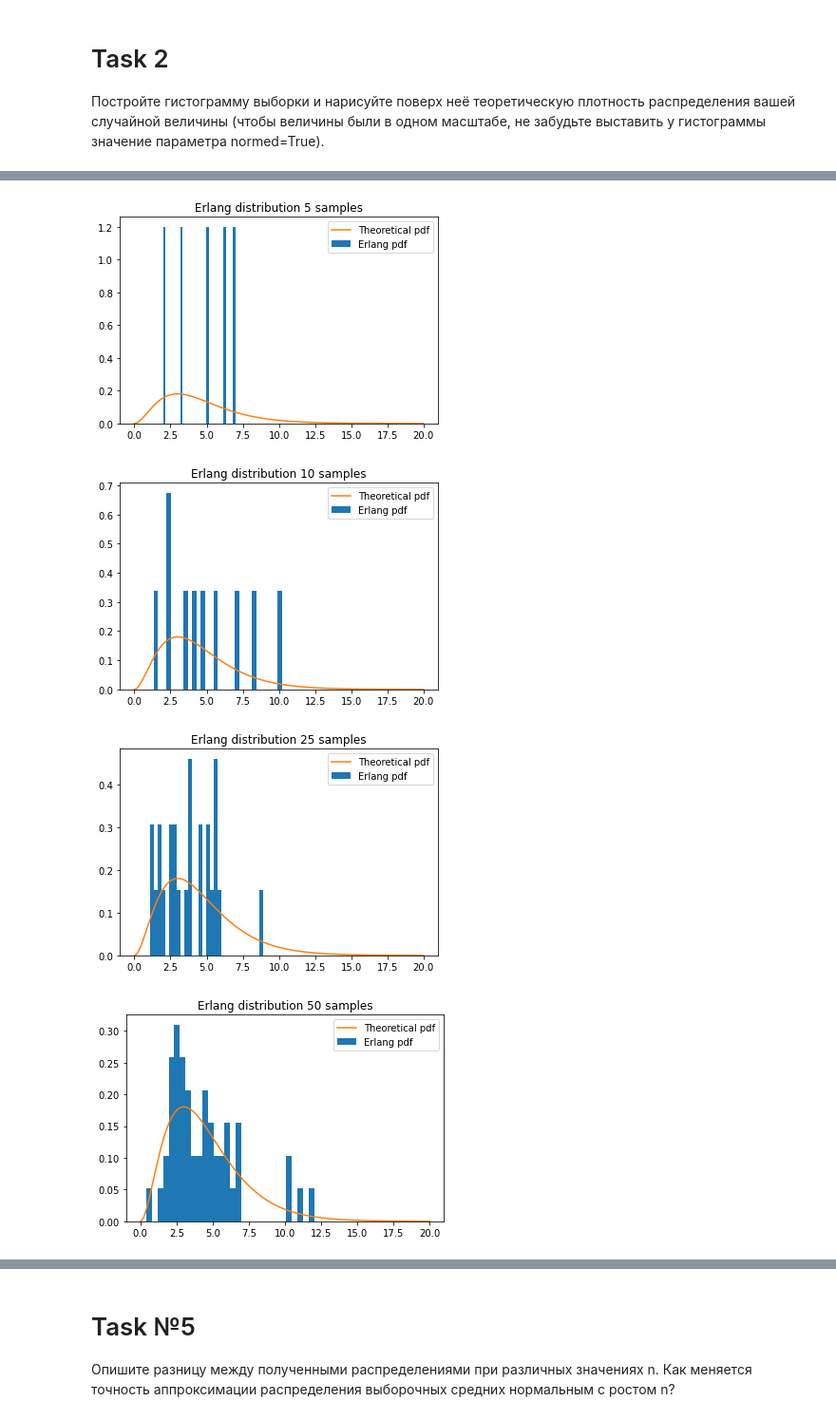
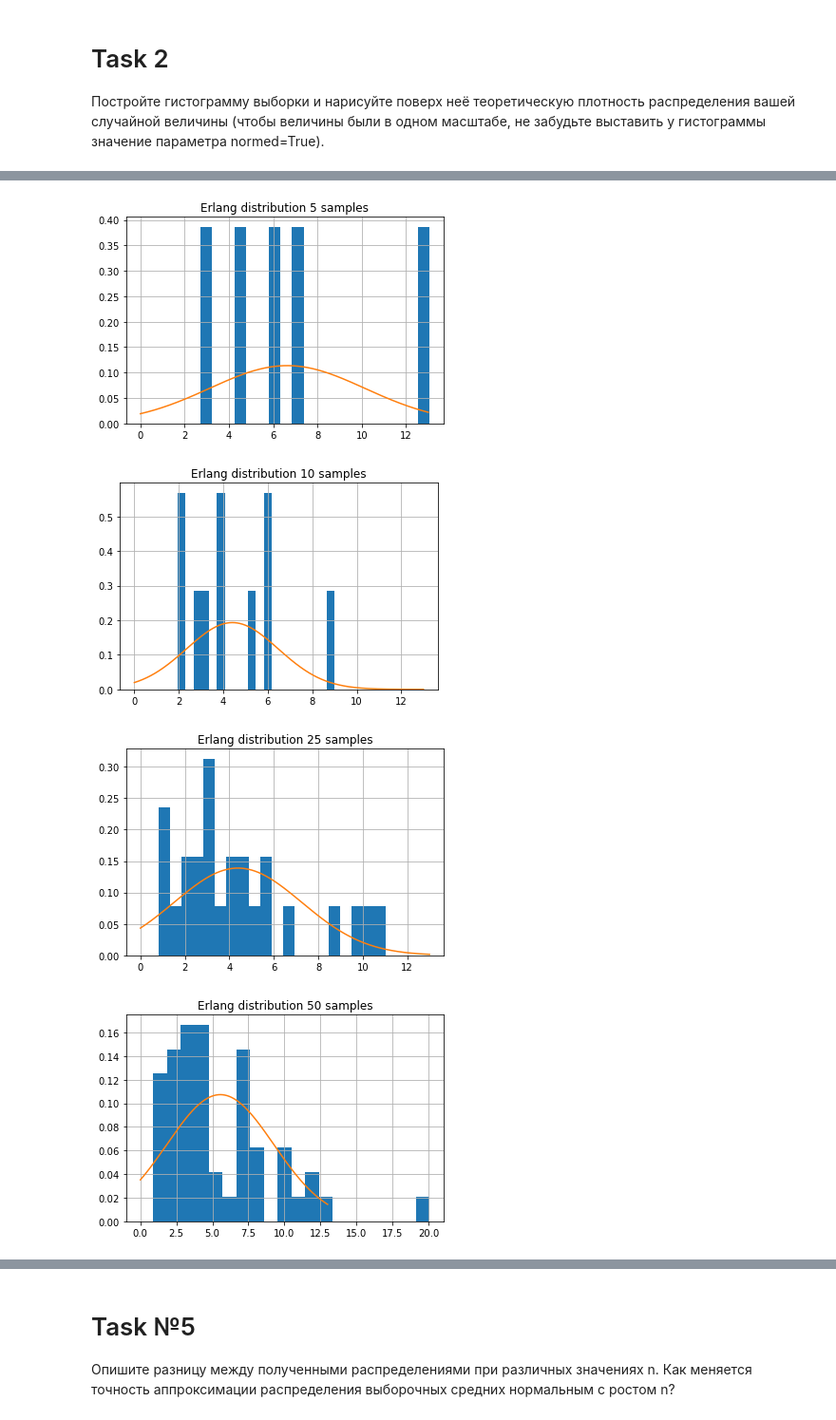
Before and after one commit to razmarrus/MIPT_ML, a Jupyter notebook: 1_Math_Python_DA/week_4/Programmin_Assignment_4_1_Central_Limit_Theorem.ipynb, the cells around one changed output, grey strips where cells are left out. Shown: that part at 95% size. Drawn from its saved outputs; the diff is of its cells as text; code cells hidden in the pictures.

```diff
--- a/1_Math_Python_DA/week_4/Programmin_Assignment_4_1_Central_Limit_Theorem.ipynb
+++ b/1_Math_Python_DA/week_4/Programmin_Assignment_4_1_Central_Limit_Theorem.ipynb
@@ -60,16 +60,25 @@ plot_distribution(erlangRvs, x)
 # %%
 n_list = [5, 10, 25, 50, 100]
 samples_num = 1000
 Distributions = np.zeros(())
 
 for n in n_list:
     for samples in range(samples_num):
         rvs = erlangDistribution.rvs(size=n)
+        #print(rvs)
     title = 'Erlang distribution ' + str(n) + ' samples'
-    plt = plot_distribution(rvs, x, title)
+    plt.hist(rvs, bins=20, density=True, label='Erlang pdf')
+    plt.grid()
+    plt.title(title)
+
+    rvs = np.array(rvs)
+    normRv = sts.norm(loc=np.mean(rvs), scale=np.std(rvs))
+    x = np.linspace(0,13,1000)
+    pdf = normRv.pdf(x)
+    plt.plot(x, pdf)
     plt.show()
 # %% [output]
-[figure, old version]
+[figure, new version]
-[figure, old version]
+[figure, new version]
-[figure, old version]
+[figure, new version]
-[figure, old version]
+[figure, new version]
```
Also changed, not shown: parts of 10 cells of this notebook.
